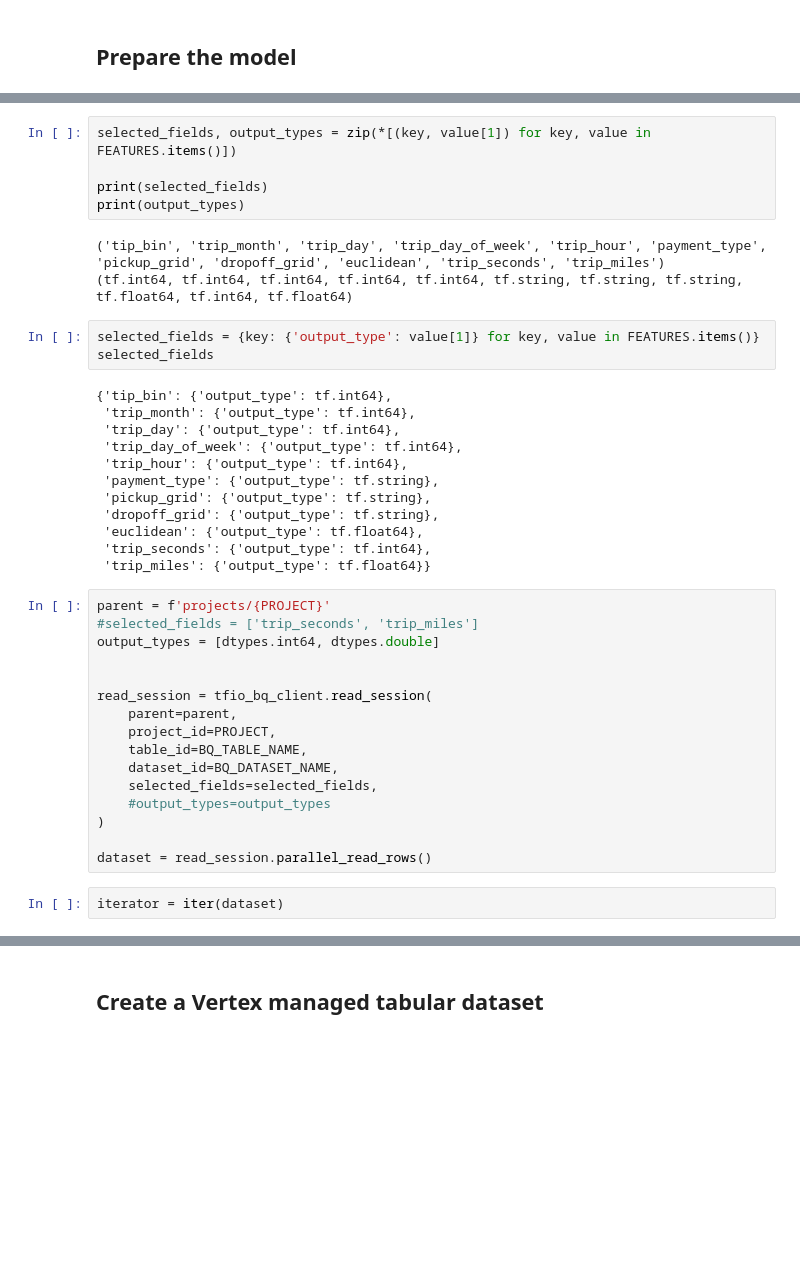
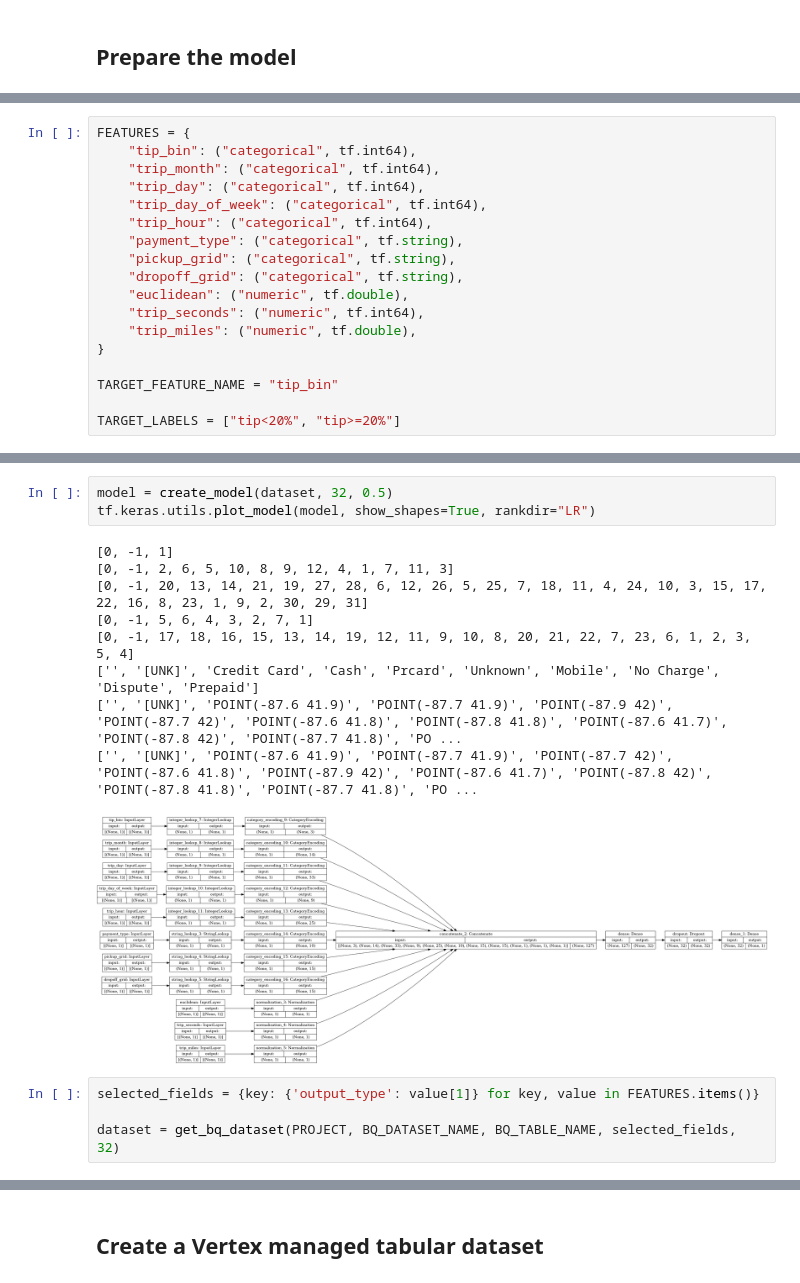
Before and after one commit to jarokaz/vertex-ai-workshop, a Jupyter notebook: 02-custom-job-tabular/custom-job-tabular.ipynb, the cells around one changed output, grey strips where cells are left out. Drawn from its saved outputs; the diff is of its cells as text; blank space fills up the shorter version.

```diff
--- a/02-custom-job-tabular/custom-job-tabular.ipynb
+++ b/02-custom-job-tabular/custom-job-tabular.ipynb
@@ -269,0 +300,18 @@ FEATURES = {
+# %%
+FEATURES = {
+    "tip_bin": ("categorical", tf.int64),
+    "trip_month": ("categorical", tf.int64),
+    "trip_day": ("categorical", tf.int64),
+    "trip_day_of_week": ("categorical", tf.int64),
+    "trip_hour": ("categorical", tf.int64),
+    "payment_type": ("categorical", tf.string),
+    "pickup_grid": ("categorical", tf.string),
+    "dropoff_grid": ("categorical", tf.string),
+    "euclidean": ("numeric", tf.double),
+    "trip_seconds": ("numeric", tf.int64),
+    "trip_miles": ("numeric", tf.double),
+}
+
+TARGET_FEATURE_NAME = "tip_bin"
+
+TARGET_LABELS = ["tip<20%", "tip>=20%"]
@@ -270,41 +397,17 @@ FEATURES = {
+# %%
+model = create_model(dataset, 32, 0.5)
+tf.keras.utils.plot_model(model, show_shapes=True, rankdir="LR")
+# %% [output]
+[0, -1, 1]
+[0, -1, 2, 6, 5, 10, 8, 9, 12, 4, 1, 7, 11, 3]
+[0, -1, 20, 13, 14, 21, 19, 27, 28, 6, 12, 26, 5, 25, 7, 18, 11, 4, 24, 10, 3, 15, 17, 22, 16, 8, 23, 1, 9, 2, 30, 29, 31]
+[0, -1, 5, 6, 4, 3, 2, 7, 1]
+[0, -1, 17, 18, 16, 15, 13, 14, 19, 12, 11, 9, 10, 8, 20, 21, 22, 7, 23, 6, 1, 2, 3, 5, 4]
+['', '[UNK]', 'Credit Card', 'Cash', 'Prcard', 'Unknown', 'Mobile', 'No Charge', 'Dispute', 'Prepaid']
+['', '[UNK]', 'POINT(-87.6 41.9)', 'POINT(-87.7 41.9)', 'POINT(-87.9 42)', 'POINT(-87.7 42)', 'POINT(-87.6 41.8)', 'POINT(-87.8 41.8)', 'POINT(-87.6 41.7)', 'POINT(-87.8 42)', 'POINT(-87.7 41.8)', 'PO ...
+['', '[UNK]', 'POINT(-87.6 41.9)', 'POINT(-87.7 41.9)', 'POINT(-87.7 42)', 'POINT(-87.6 41.8)', 'POINT(-87.9 42)', 'POINT(-87.6 41.7)', 'POINT(-87.8 42)', 'POINT(-87.8 41.8)', 'POINT(-87.7 41.8)', 'PO ...
+[figure, added]
 # %%
-selected_fields, output_types = zip(*[(key, value[1]) for key, value in FEATURES.items()])
+selected_fields = {key: {'output_type': value[1]} for key, value in FEATURES.items()}
 
-print(selected_fields)
-print(output_types)
+dataset = get_bq_dataset(PROJECT, BQ_DATASET_NAME, BQ_TABLE_NAME, selected_fields, 32)
-# %% [output]
-('tip_bin', 'trip_month', 'trip_day', 'trip_day_of_week', 'trip_hour', 'payment_type', 'pickup_grid', 'dropoff_grid', 'euclidean', 'trip_seconds', 'trip_miles')
-(tf.int64, tf.int64, tf.int64, tf.int64, tf.int64, tf.string, tf.string, tf.string, tf.float64, tf.int64, tf.float64)
-# %%
-selected_fields = {key: {'output_type': value[1]} for key, value in FEATURES.items()}
-selected_fields
-# %% [output]
-{'tip_bin': {'output_type': tf.int64},
- 'trip_month': {'output_type': tf.int64},
- 'trip_day': {'output_type': tf.int64},
- 'trip_day_of_week': {'output_type': tf.int64},
- 'trip_hour': {'output_type': tf.int64},
- 'payment_type': {'output_type': tf.string},
- 'pickup_grid': {'output_type': tf.string},
- 'dropoff_grid': {'output_type': tf.string},
- 'euclidean': {'output_type': tf.float64},
- 'trip_seconds': {'output_type': tf.int64},
- 'trip_miles': {'output_type': tf.float64}}
-# %%
-parent = f'projects/{PROJECT}'
-#selected_fields = ['trip_seconds', 'trip_miles']
-output_types = [dtypes.int64, dtypes.double]
-
-
-read_session = tfio_bq_client.read_session(
-    parent=parent,
-    project_id=PROJECT,
-    table_id=BQ_TABLE_NAME,
-    dataset_id=BQ_DATASET_NAME,
-    selected_fields=selected_fields,
-    #output_types=output_types
-)
-
-dataset = read_session.parallel_read_rows()
-# %%
-iterator = iter(dataset)
```
Also changed, not shown: parts of 21 cells of this notebook, 1 other file.
